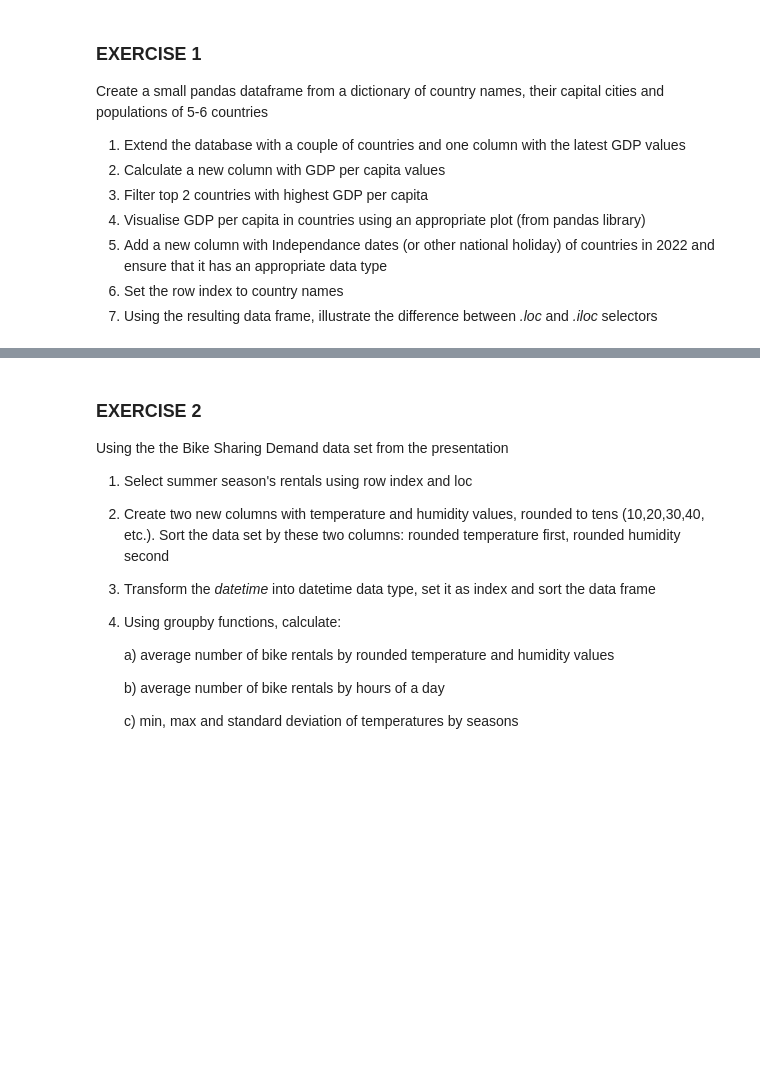
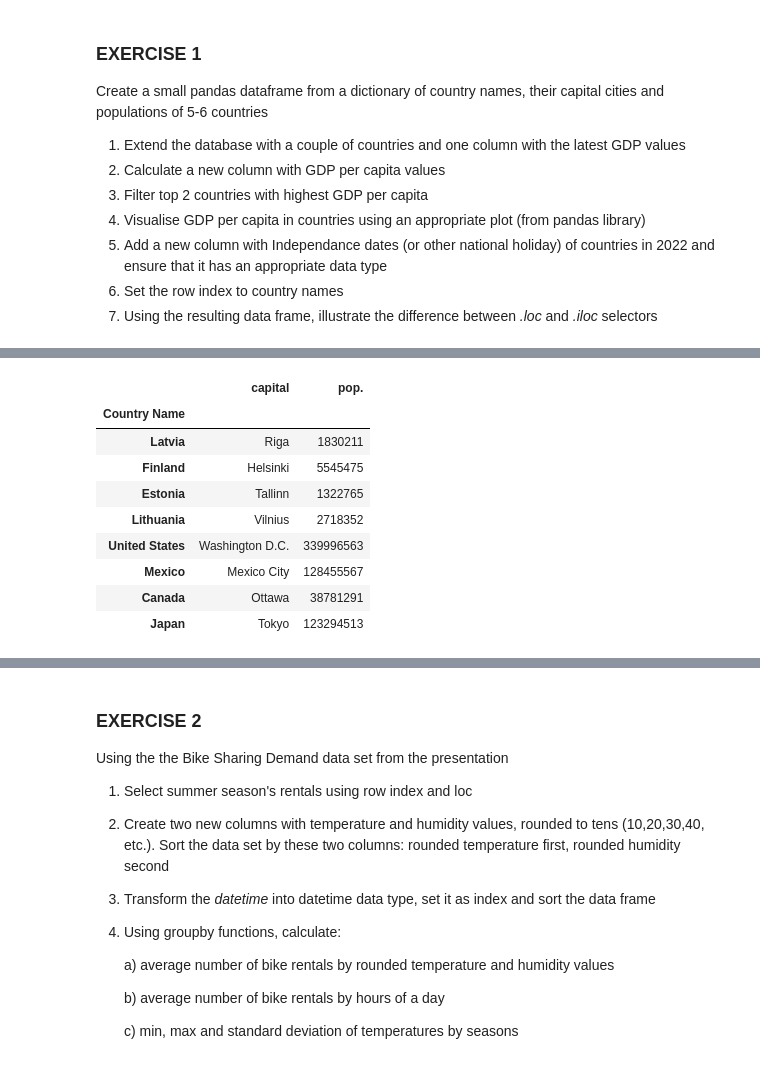
Before and after one commit to Takosaga/fall_23, a Jupyter notebook: programming_for_data_analytics/Gamez_lab5.ipynb, the cells around one changed output, grey strips where cells are left out. Saved outputs shown, nothing was run; the diff lists cells and outputs as text; code cells hidden in the pictures; blank space fills up the shorter version.

```diff
--- a/programming_for_data_analytics/Gamez_lab5.ipynb
+++ b/programming_for_data_analytics/Gamez_lab5.ipynb
@@ -11,0 +54,16 @@ Create a small pandas dataframe from a dictionary of country names, their capita
+# %%
+# 1
+country_df.loc["Canada"] = ["Ottawa", 38_781_291]
+country_df.loc["Japan"] = ["Tokyo", 123_294_513]
+country_df
+# %% [output]
+|  | capital | pop. |
+| Country Name |  |  |
+| Latvia | Riga | 1830211 |
+| Finland | Helsinki | 5545475 |
+| Estonia | Tallinn | 1322765 |
+| Lithuania | Vilnius | 2718352 |
+| United States | Washington D.C. | 339996563 |
+| Mexico | Mexico City | 128455567 |
+| Canada | Ottawa | 38781291 |
+| Japan | Tokyo | 123294513 |
```
Also changed, not shown: parts of 6 cells of this notebook, 1 other file.
